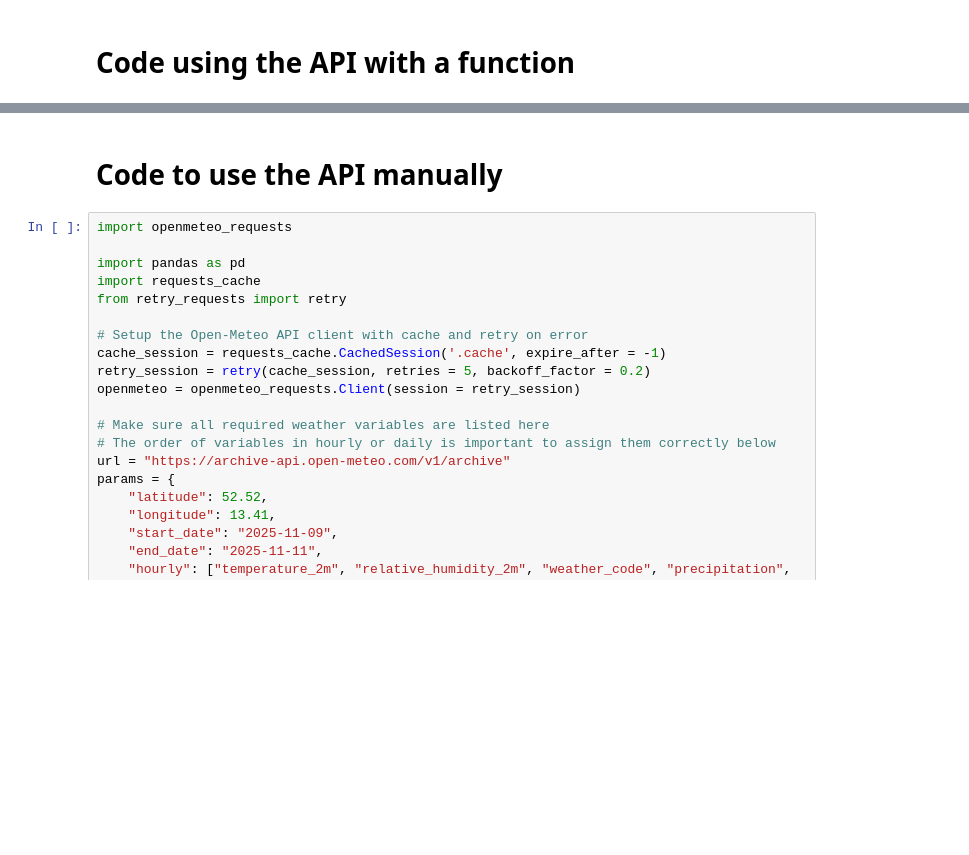
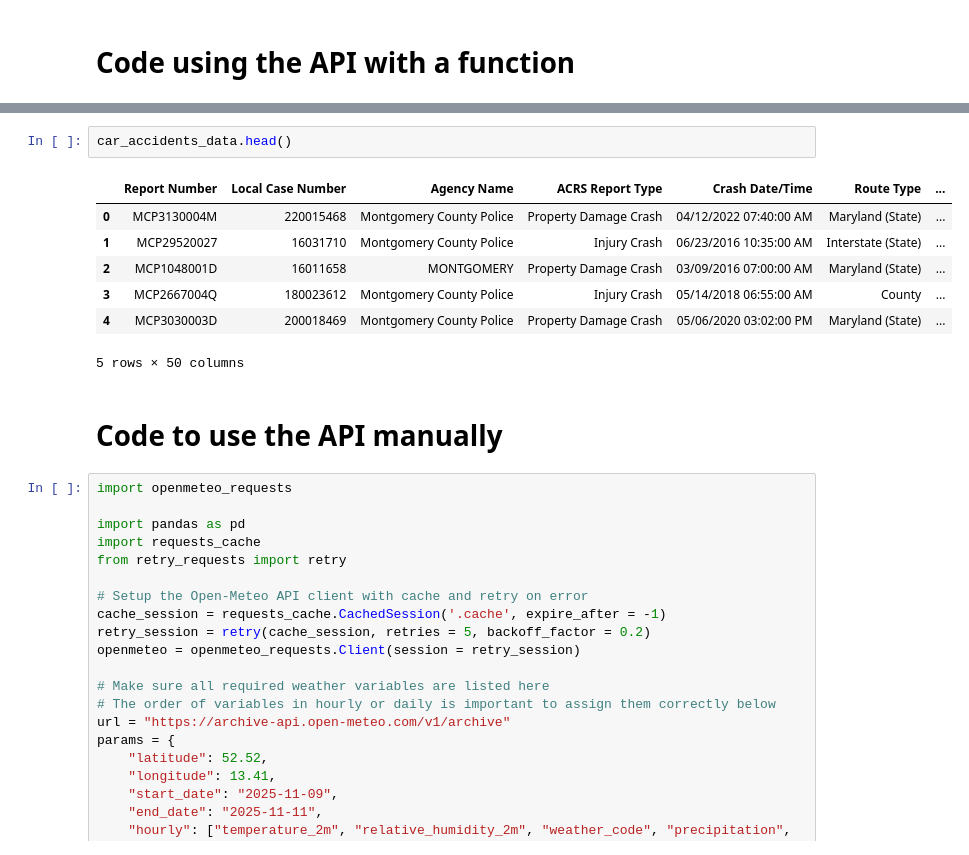
Before and after one commit to mathiasmoka/pyds25, a Jupyter notebook: weather.ipynb, the cells around one changed output, grey strips where cells are left out. Cells and saved outputs as stored; diff of their text form; blank space fills up the shorter version.

```diff
--- a/weather.ipynb
+++ b/weather.ipynb
@@ -128,3 +319,13 @@ def add_weather():
+# %%
+car_accidents_data.head()
+# %% [output]
+|  | Report Number | Local Case Number | Agency Name | ACRS Report Type | Crash Date/Time | Route Type | ... |
+| 0 | MCP3130004M | 220015468 | Montgomery County Police | Property Damage Crash | 04/12/2022 07:40:00 AM | Maryland (State) | ... |
+| 1 | MCP29520027 | 16031710 | Montgomery County Police | Injury Crash | 06/23/2016 10:35:00 AM | Interstate (State) | ... |
+| 2 | MCP1048001D | 16011658 | MONTGOMERY | Property Damage Crash | 03/09/2016 07:00:00 AM | Maryland (State) | ... |
+| 3 | MCP2667004Q | 180023612 | Montgomery County Police | Injury Crash | 05/14/2018 06:55:00 AM | County | ... |
+| 4 | MCP3030003D | 200018469 | Montgomery County Police | Property Damage Crash | 05/06/2020 03:02:00 PM | Maryland (State) | ... |
+5 rows × 50 columns
 # %% [markdown]
 # Code to use the API manually
 # %%
```
Also changed, not shown: parts of 6 cells of this notebook, 4 other files.
